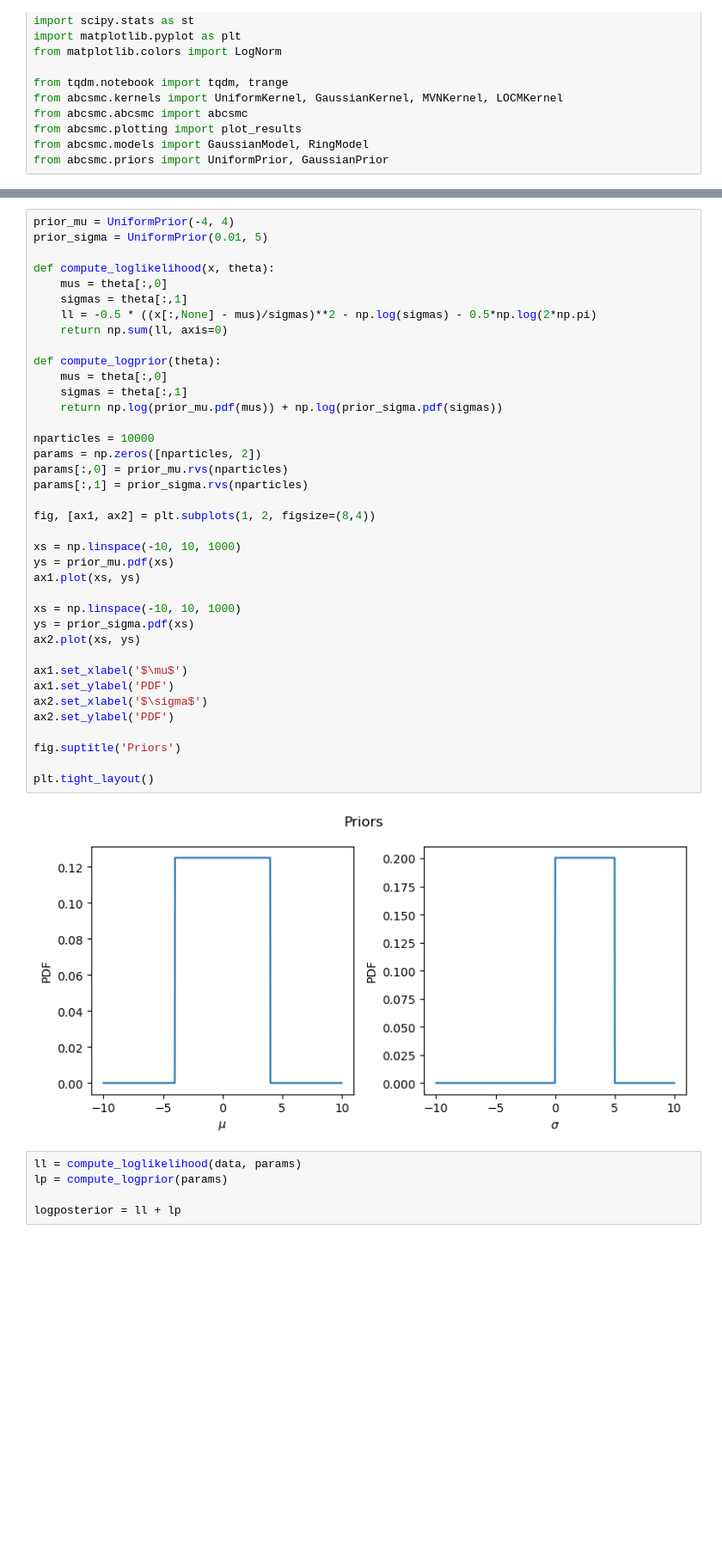
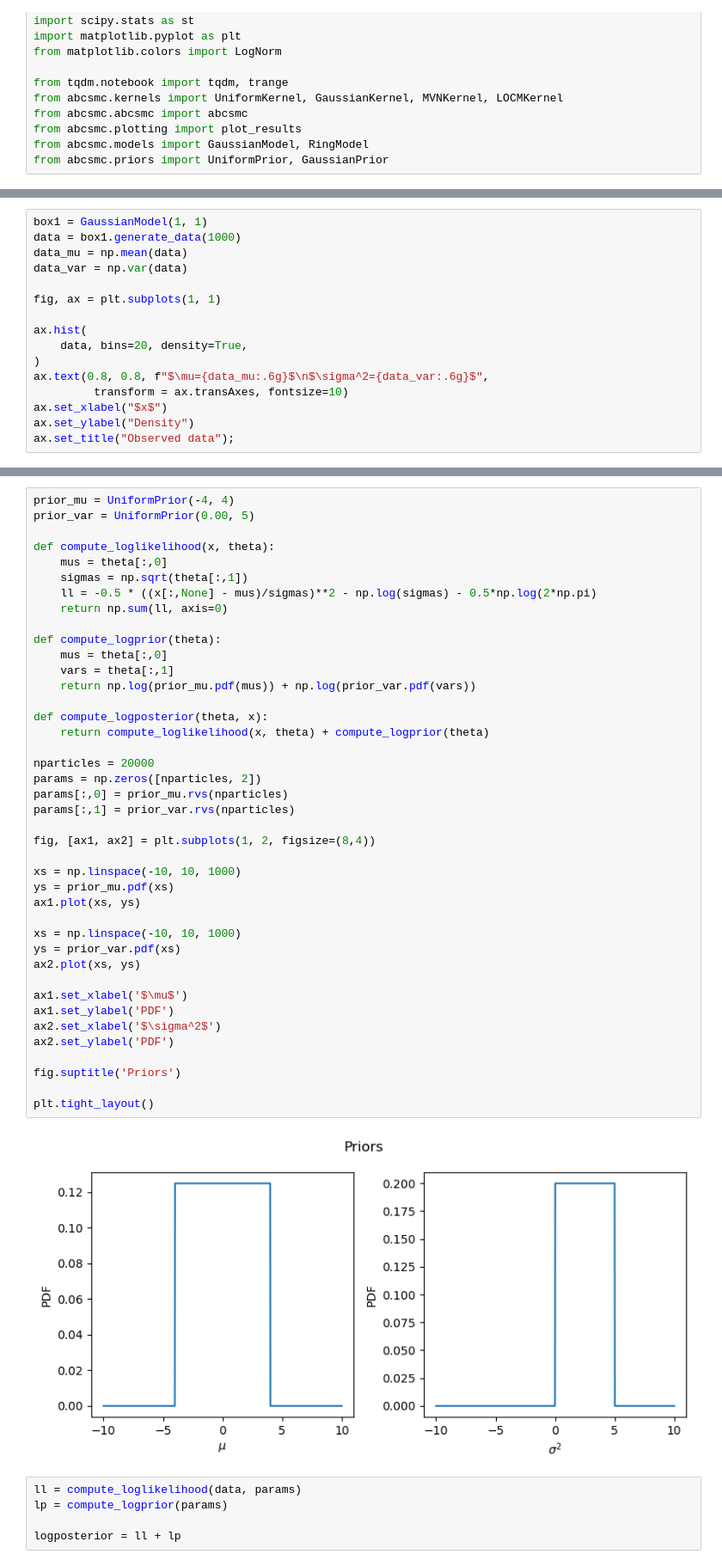
Before and after one commit to AddisonHowe/abcsmc-tutorial, a Jupyter notebook: notebooks/background.ipynb, the cells around one changed output, grey strips where cells are left out. Shown at 86% size. Saved outputs shown, nothing was run; the diff lists cells and outputs as text; blank space fills up the shorter version.

```diff
--- a/notebooks/background.ipynb
+++ b/notebooks/background.ipynb
@@ -24,0 +21,16 @@ plt.hist(data);
+# %%
+box1 = GaussianModel(1, 1)
+data = box1.generate_data(1000)
+data_mu = np.mean(data)
+data_var = np.var(data)
+
+fig, ax = plt.subplots(1, 1)
+
+ax.hist(
+    data, bins=20, density=True,
+)
+ax.text(0.8, 0.8, f"$\mu={data_mu:.6g}$\n$\sigma^2={data_var:.6g}$",
+         transform = ax.transAxes, fontsize=10)
+ax.set_xlabel("$x$")
+ax.set_ylabel("Density")
+ax.set_title("Observed data");
@@ -25,43 +39,46 @@ plt.hist(data);
 # %%
 prior_mu = UniformPrior(-4, 4)
-prior_sigma = UniformPrior(0.01, 5)
+prior_var = UniformPrior(0.00, 5)
 
 def compute_loglikelihood(x, theta):
     mus = theta[:,0]
-    sigmas = theta[:,1]
+    sigmas = np.sqrt(theta[:,1])
     ll = -0.5 * ((x[:,None] - mus)/sigmas)**2 - np.log(sigmas) - 0.5*np.log(2*np.pi)
     return np.sum(ll, axis=0)
 
 def compute_logprior(theta):
     mus = theta[:,0]
-    sigmas = theta[:,1]
-    return np.log(prior_mu.pdf(mus)) + np.log(prior_sigma.pdf(sigmas))
+    vars = theta[:,1]
+    return np.log(prior_mu.pdf(mus)) + np.log(prior_var.pdf(vars))
 
-nparticles = 10000
+def compute_logposterior(theta, x):
+    return compute_loglikelihood(x, theta) + compute_logprior(theta)
+
+nparticles = 20000
 params = np.zeros([nparticles, 2])
 params[:,0] = prior_mu.rvs(nparticles)
-params[:,1] = prior_sigma.rvs(nparticles)
+params[:,1] = prior_var.rvs(nparticles)
 
 fig, [ax1, ax2] = plt.subplots(1, 2, figsize=(8,4))
 
 xs = np.linspace(-10, 10, 1000)
 ys = prior_mu.pdf(xs)
 ax1.plot(xs, ys)
 
 xs = np.linspace(-10, 10, 1000)
-ys = prior_sigma.pdf(xs)
+ys = prior_var.pdf(xs)
 ax2.plot(xs, ys)
 
 ax1.set_xlabel('$\mu$')
 ax1.set_ylabel('PDF')
-ax2.set_xlabel('$\sigma$')
+ax2.set_xlabel('$\sigma^2$')
 ax2.set_ylabel('PDF')
 
 fig.suptitle('Priors')
 
 plt.tight_layout()
 # %% [output]
-[figure, old version]
+[figure, new version]
 # %%
 ll = compute_loglikelihood(data, params)
 lp = compute_logprior(params)
```
Also changed, not shown: parts of 8 cells of this notebook, 4 other files.
